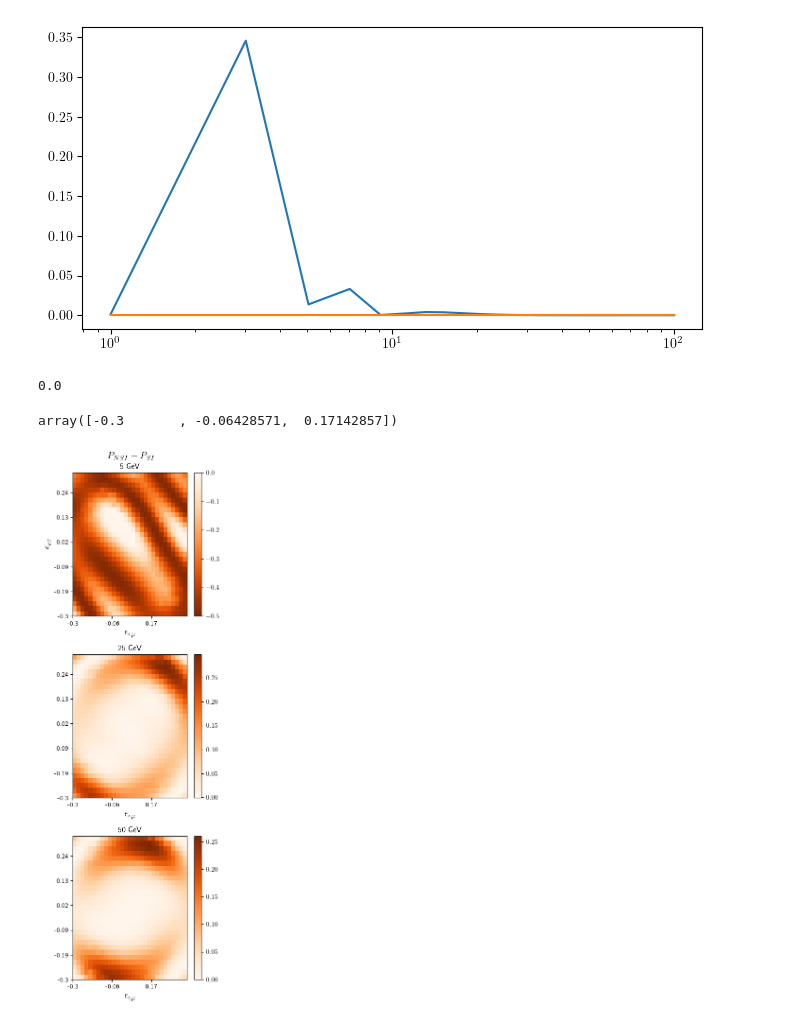
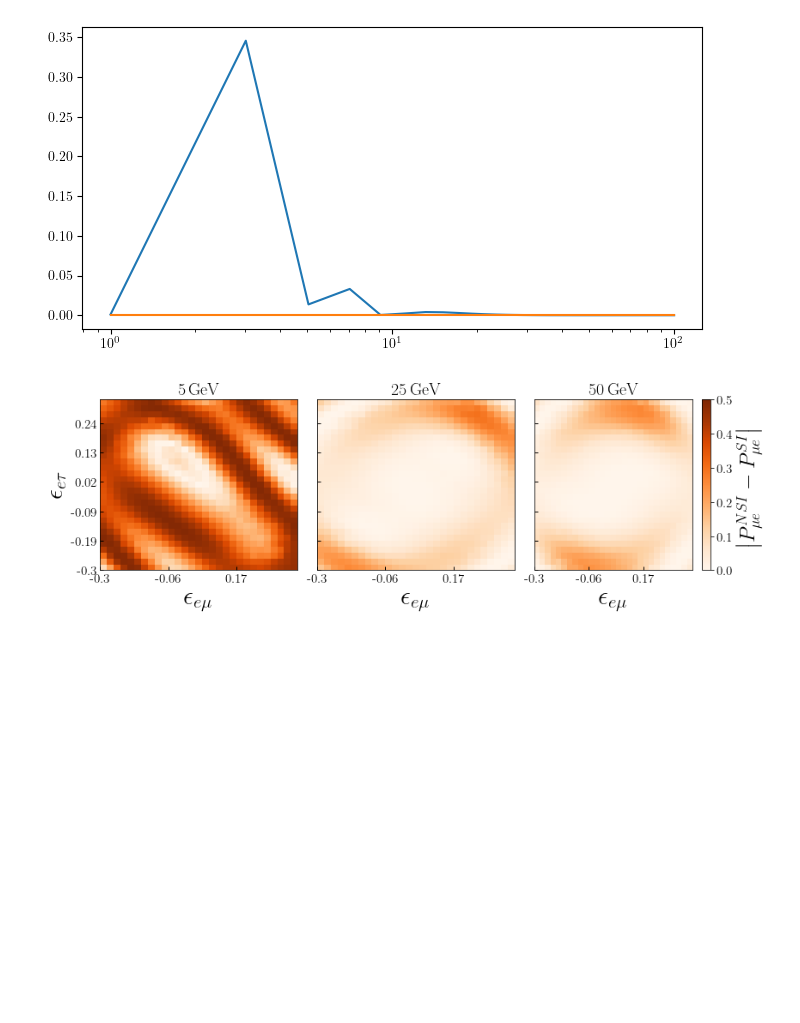
Before and after one commit to Sjoeborg/thesis, a Jupyter notebook: notebooks/nsi_test.ipynb, the cells around one changed output. Cells and saved outputs as stored; diff of their text form; code cells hidden in the pictures; blank space fills up the shorter version.

```diff
--- a/notebooks/nsi_test.ipynb
+++ b/notebooks/nsi_test.ipynb
@@ -74,35 +74,38 @@ for p in param_list:
     prob = P_num_over_E('m', E_range, nsi=True, params = p)[0,:] - Pme_SI
     Pme.append(prob)
 Pme = np.array(Pme).reshape(len(eem_range), len(eet_range), len(E_range))
-# %%
-Pme[14,14,0]
-# %% [output]
-0.0
-# %%
-eem_range[::11]
-# %% [output]
-array([-0.3       , -0.06428571,  0.17142857])
 # %%
 import matplotlib.pyplot as plt
 import matplotlib
+from src.plotter import savethesis
+from matplotlib.colors import CenteredNorm
 matplotlib.rc('text', usetex=True)
-matplotlib.rc('text.latex', preamble=r'\usepackage{siunitx}')
+matplotlib.rc('text.latex', preamble=r'\usepackage{siunitx,physics}')
 
-fig, ax = plt.subplots(3,1, figsize=(4,12))
-titles = ['5 GeV', '25 GeV', '50 GeV']
+fig, ax = plt.subplots(1,3, figsize=(12,4), sharey=True)
+titles = [r'$\SI{5}{\GeV}$', r'$\SI{25}{\GeV}$', r'$\SI{50}{\GeV}$']
 
 for i in range(len(E_range)):
     if i == 0:
-        im = ax[0].pcolormesh(Pme[:,:,0].T, cmap='Oranges_r', vmax=0,vmin=-0.5)
+        im = ax[0].pcolormesh(np.abs(Pme[:,:,0].T), cmap='Oranges', vmax=0.5,vmin=0)
     else:
-        im = ax[i].pcolormesh(Pme[:,:,i].T, cmap='Oranges')
-    ax[i].set_xlabel('$\epsilon_{e\\mu}$', fontsize=15)
-    ax[0].set_ylabel('$\epsilon_{e\\tau}$', fontsize=15)
-    ax[i].set_title(titles[i])
+        im = ax[i].pcolormesh(np.abs(Pme[:,:,i].T), cmap='Oranges', vmax=0.5,vmin=0)
+    ax[i].tick_params(axis='both', direction='in', which='both', labelsize=15, width = 1, length = 4, zorder=20)
+    ax[i].set_xlabel(r'$\epsilon_{e\mu}$', fontsize=30)
+    ax[0].set_ylabel(r'$\epsilon_{e\tau}$', fontsize=30)
+    ax[i].set_title(titles[i], fontsize=20)
     _=ax[i].set_xticklabels(np.round(eem_range[::11],2))
     _=ax[i].set_yticklabels(np.round(eet_range[::5],2))
-    plt.colorbar(im, ax = ax[i])
-plt.suptitle('$P_{NSI} - P_{SI}$', fontsize=15)
+
+    ax[i].xaxis.get_major_formatter()._usetex = True
+    ax[i].yaxis.get_major_formatter()._usetex = True
+cbar = plt.colorbar(im, ax = ax[2], norm = CenteredNorm(0))
+cbar.set_label(r'$\abs{P_{\mu e}^{NSI} - P_{\mu e}^{SI}}$', fontsize=25)
+cbar.ax.tick_params(labelsize=15)
+
+#plt.suptitle('$P_{NSI} - P_{SI}$', fontsize=15)
 plt.tight_layout()
+
+savethesis(fig,'eem_eet_prob.pdf')
 # %% [output]
-[figure, old version]
+[figure, new version]
```
Also changed, not shown: 19 other files.
